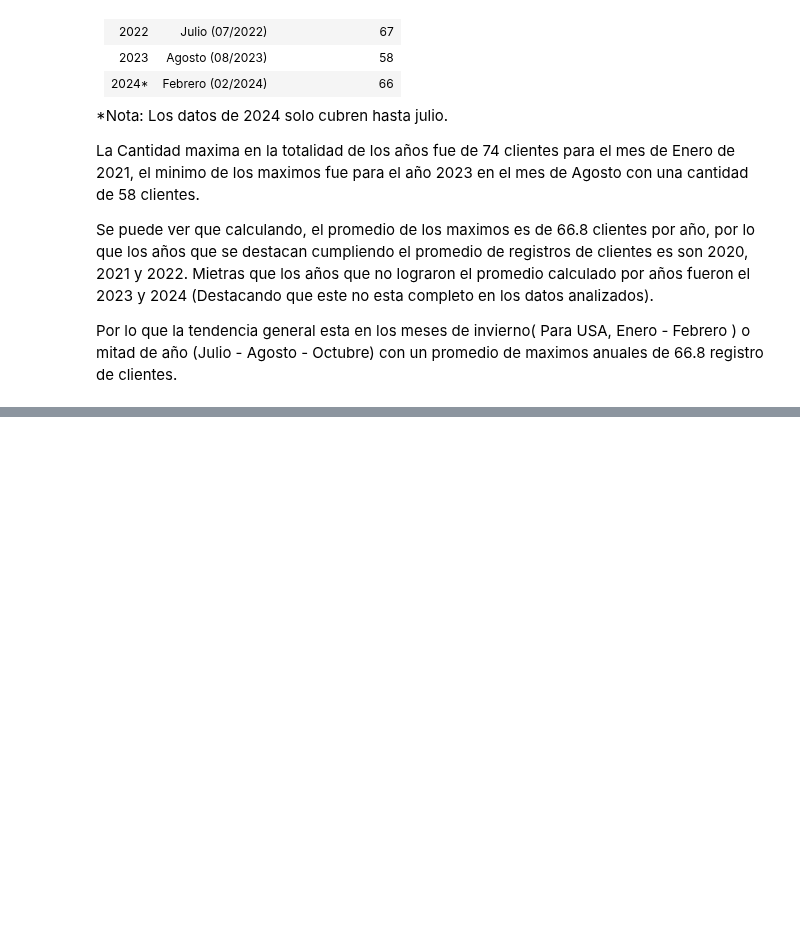
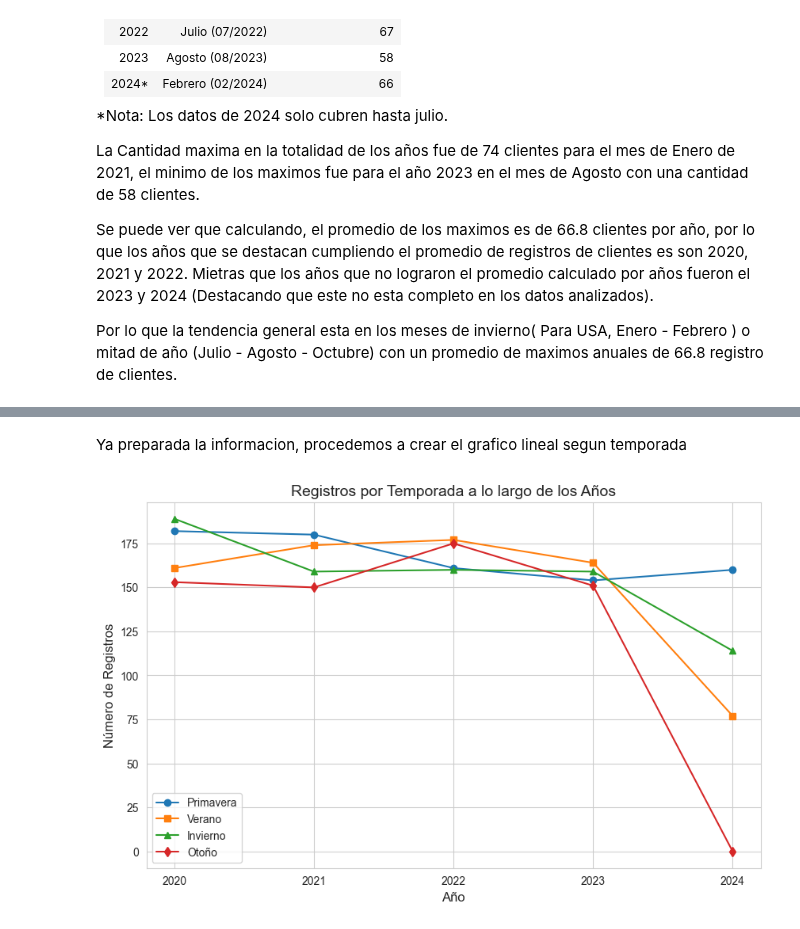
Before and after one commit to Vigonzaleze/analisisDatos_clientesBancarios, a Jupyter notebook: Analisis/analisis.ipynb, the cells around one changed output, grey strips where cells are left out. Drawn from its saved outputs; the diff is of its cells as text; code cells hidden in the pictures; blank space fills up the shorter version.

Commit message:
Se agrega analisis de patrones segun temporada o año

```diff
--- a/Analisis/analisis.ipynb
+++ b/Analisis/analisis.ipynb
@@ -613,0 +656,36 @@ Por lo que la tendencia general esta en los meses de invierno( Para USA, Enero -
+# %% [markdown]
+Ya preparada la informacion, procedemos a crear el grafico lineal segun temporada
+# %%
+# obtenemos los años sin repetir
+años = gLineal_regMesesAños["year_month"].astype(str).str.split('-').str[0].unique()
+
+# Obtenemos datos por temparada y año
+primavera = gLineal_regMesesAños[gLineal_regMesesAños["temporada"] == 'Primavera'].groupby("año").agg( total_tempAño = ("total", "sum") )
+verano = gLineal_regMesesAños[gLineal_regMesesAños["temporada"] == 'Verano'].groupby("año").agg( total_tempAño = ("total", "sum") )
+invierno = gLineal_regMesesAños[gLineal_regMesesAños["temporada"] == 'Invierno'].groupby("año").agg( total_tempAño = ("total", "sum") )
+otoño = gLineal_regMesesAños[gLineal_regMesesAños["temporada"] == 'Otoño'].groupby("año").agg( total_tempAño = ("total", "sum") ).reset_index()
+
+# Agreamos otoño 2024 en 0 por falta de datos
+nueva_fila_df = pd.DataFrame({'año': [2024], 'total_tempAño': [0]})
+otoño = pd.concat( [otoño, nueva_fila_df], ignore_index=True )
+
+
+# Creamos el grafico
+mpl.pyplot.figure(figsize=(10, 6))
+mpl.pyplot.plot(años, primavera, label='Primavera', marker="o")
+mpl.pyplot.plot(años, verano, label='Verano', marker="s")
+mpl.pyplot.plot(años, invierno, label='Invierno', marker="^")
+mpl.pyplot.plot(años, otoño['total_tempAño'], label='Otoño', marker="d")
+
+# Personalizar el gráfico
+mpl.pyplot.title('Registros por Temporada a lo largo de los Años', fontsize=14)
+mpl.pyplot.xlabel('Año', fontsize=12)
+mpl.pyplot.ylabel('Número de Registros', fontsize=12)
+mpl.pyplot.legend()  # Mostrar leyenda
+mpl.pyplot.grid(True)  # Agregar cuadrícula
+mpl.pyplot.xticks(años)  # Asegurar que los años aparezcan en el eje X
+
+# Mostrar el gráfico
+mpl.pyplot.show()
+# %% [output]
+[figure, added]
```
Also changed, not shown: parts of 9 cells of this notebook.
